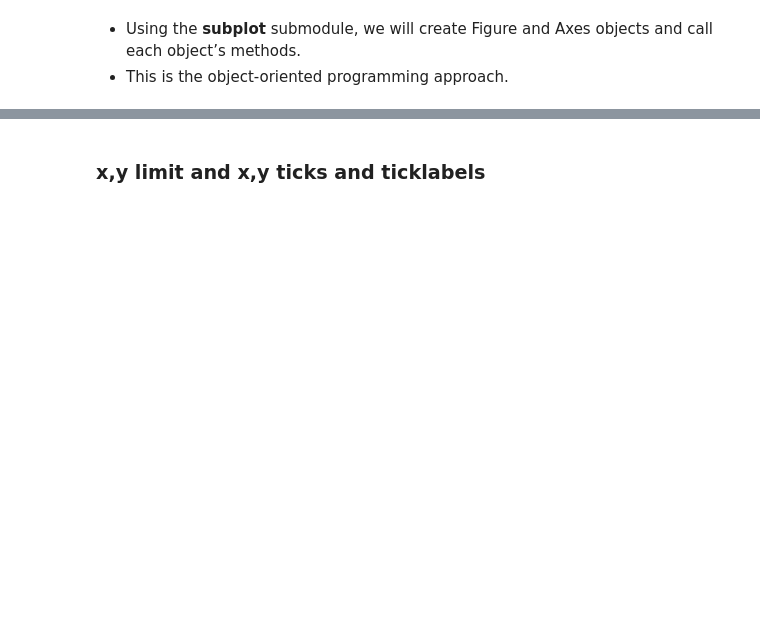
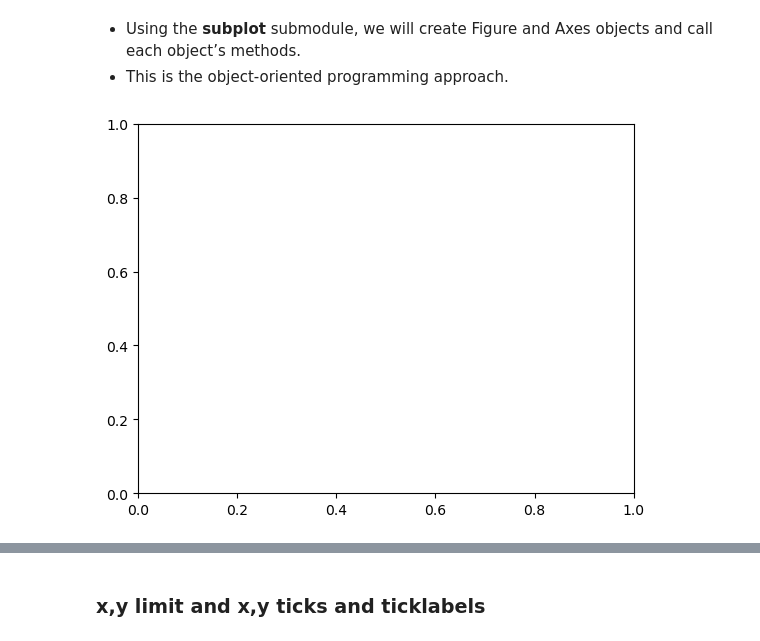
Before and after one commit to STAT2255/2023, a Jupyter notebook: notes/note11_Visualization.ipynb, the cells around one changed output, grey strips where cells are left out. Drawn from its saved outputs; the diff is of its cells as text; code cells hidden in the pictures; blank space fills up the shorter version.

```diff
--- a/notes/note11_Visualization.ipynb
+++ b/notes/note11_Visualization.ipynb
@@ -73,6 +126,10 @@ The second graph shows 4 Axes objects within same Figure object and they are cal
 - This is the object-oriented programming approach.
 # %%
 help(plt.subplot)
+# %%
+fig, ax = plt.subplots()
+# %% [output]
+[figure, added]
 # %%
 x = [1, 2, 3, 4, 5, 6, 7, 8, 9]
 y = [i**2 for i in x]
```
Also changed, not shown: parts of 13 cells of this notebook, 1 other file.
